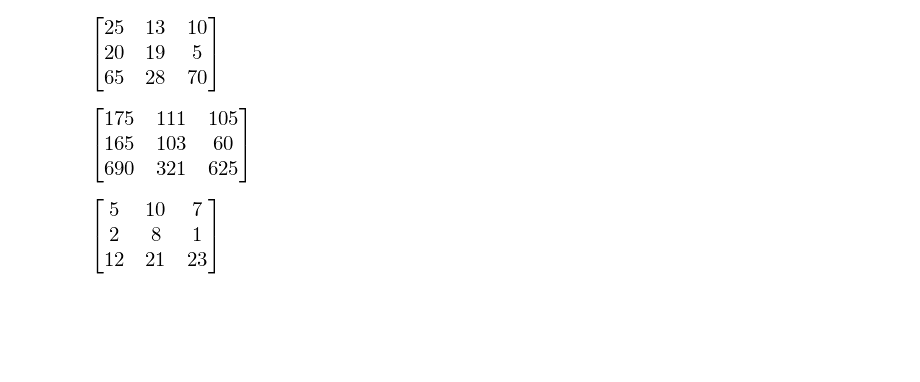
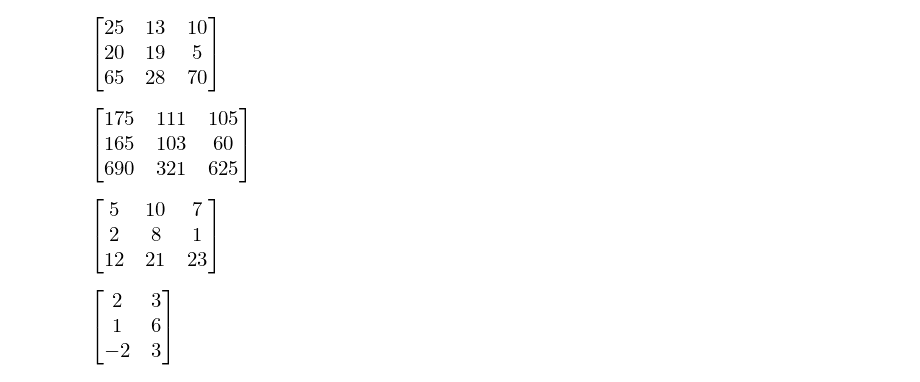
Before and after one commit to chgogos/ceteiep_maths101, a Jupyter notebook: ceteiep_16_linear_algebra1.ipynb, the cells around one changed output. Saved outputs shown, nothing was run; the diff lists cells and outputs as text; code cells hidden in the pictures; blank space fills up the shorter version.

```diff
--- a/ceteiep_16_linear_algebra1.ipynb
+++ b/ceteiep_16_linear_algebra1.ipynb
@@ -124,3 +123,8 @@ A.row_op(2, lambda v,j: v+2*A[0,j])
 A
 # %% [output]
 [figure]
+# %%
+A= Matrix([[2,3],[1,6],[-2,3]])
+A
+# %% [output]
+[figure, added]
```
Also changed, not shown: parts of 3 cells of this notebook, 7 other files.
